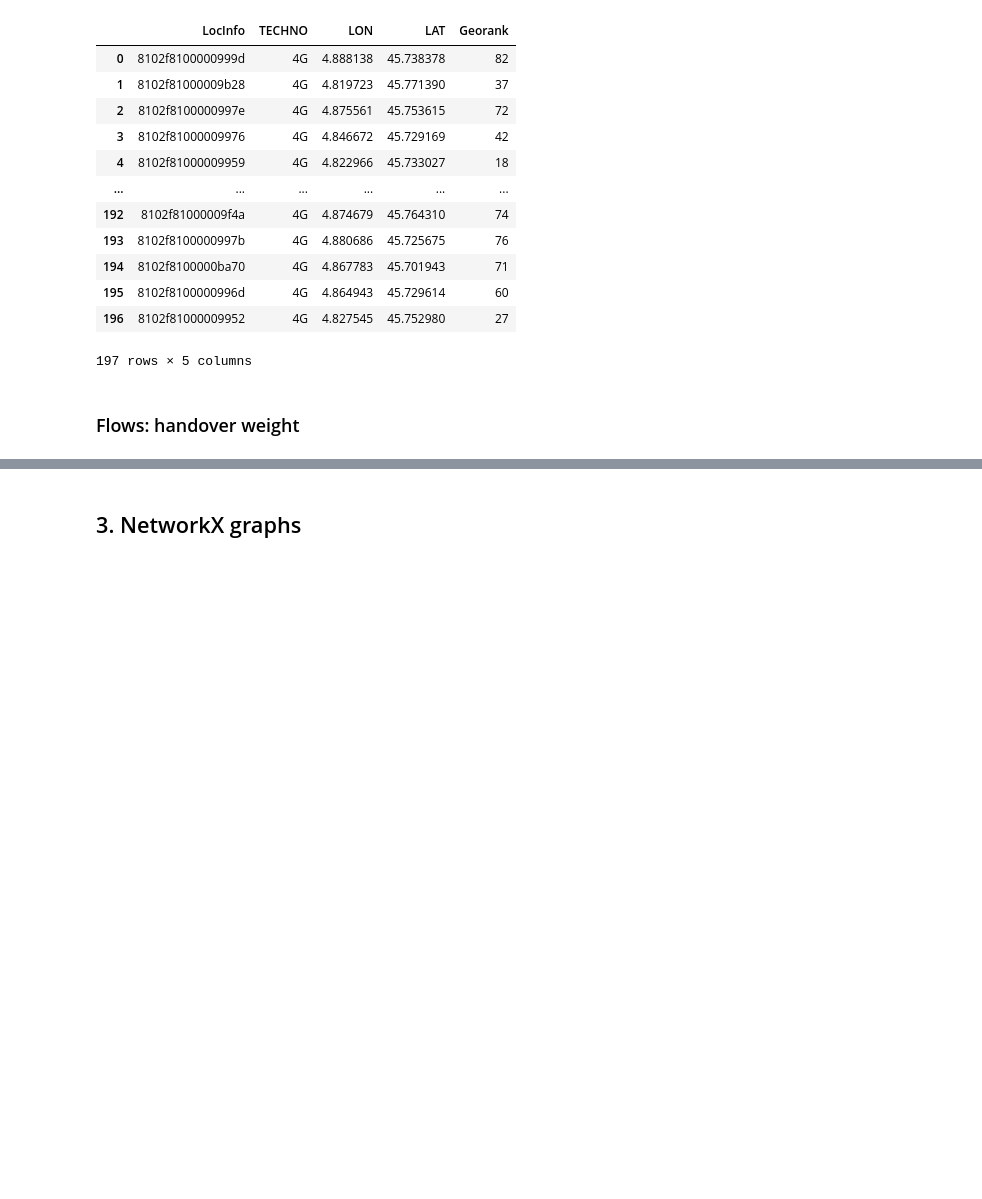
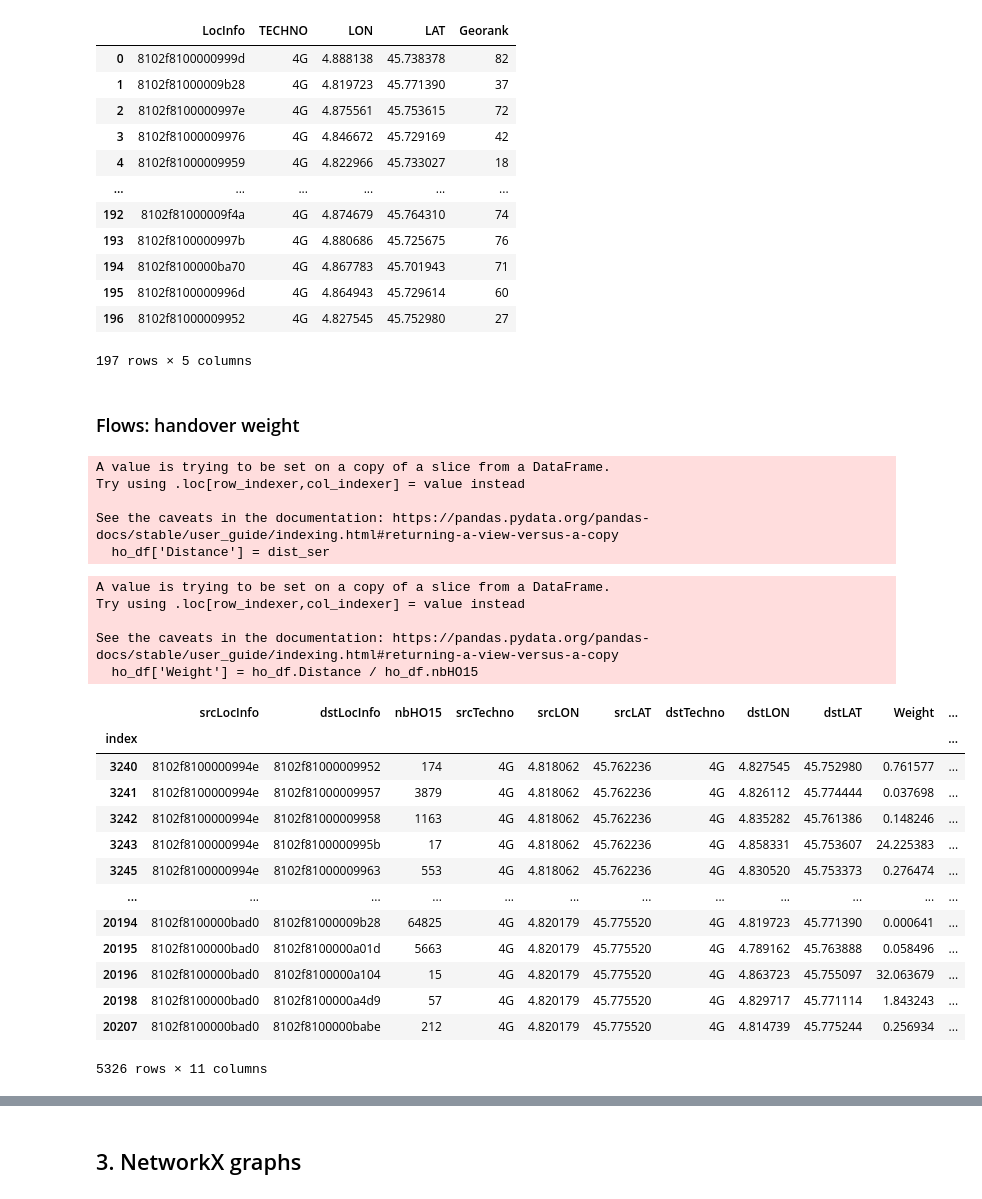
Before and after one commit to eakopyan/Popular-paths, a Jupyter notebook: HOProcess_v2/graph_analysis.ipynb, the cells around one changed output, grey strips where cells are left out. Drawn from its saved outputs; the diff is of its cells as text; code cells hidden in the pictures; blank space fills up the shorter version.

```diff
--- a/HOProcess_v2/graph_analysis.ipynb
+++ b/HOProcess_v2/graph_analysis.ipynb
@@ -106,3 +106,37 @@ enb_df
 197 rows × 5 columns
 # %% [markdown]
 ### Flows: handover weight
+# %%
+dist_ser = pd.Series()
+for idx,row in ho_df.iterrows():
+    dist_ser[idx] = max(0.1, dist((row.srcLAT,row.srcLON), (row.dstLAT,row.dstLON))*10000)
+ho_df['Distance'] = dist_ser
+# %% [output]
+A value is trying to be set on a copy of a slice from a DataFrame.
+Try using .loc[row_indexer,col_indexer] = value instead
+
+See the caveats in the documentation: https://pandas.pydata.org/pandas-docs/stable/user_guide/indexing.html#returning-a-view-versus-a-copy
+  ho_df['Distance'] = dist_ser
+# %%
+ho_df['Weight'] = ho_df.Distance / ho_df.nbHO15
+ho_df
+# %% [output]
+A value is trying to be set on a copy of a slice from a DataFrame.
+Try using .loc[row_indexer,col_indexer] = value instead
+
+See the caveats in the documentation: https://pandas.pydata.org/pandas-docs/stable/user_guide/indexing.html#returning-a-view-versus-a-copy
+  ho_df['Weight'] = ho_df.Distance / ho_df.nbHO15
+|  | srcLocInfo | dstLocInfo | nbHO15 | srcTechno | srcLON | srcLAT | dstTechno | dstLON | dstLAT | Weight | ... |
+| index |  |  |  |  |  |  |  |  |  |  | ... |
+| 3240 | 8102f8100000994e | 8102f81000009952 | 174 | 4G | 4.818062 | 45.762236 | 4G | 4.827545 | 45.752980 | 0.761577 | ... |
+| 3241 | 8102f8100000994e | 8102f81000009957 | 3879 | 4G | 4.818062 | 45.762236 | 4G | 4.826112 | 45.774444 | 0.037698 | ... |
+| 3242 | 8102f8100000994e | 8102f81000009958 | 1163 | 4G | 4.818062 | 45.762236 | 4G | 4.835282 | 45.761386 | 0.148246 | ... |
+| 3243 | 8102f8100000994e | 8102f8100000995b | 17 | 4G | 4.818062 | 45.762236 | 4G | 4.858331 | 45.753607 | 24.225383 | ... |
+| 3245 | 8102f8100000994e | 8102f81000009963 | 553 | 4G | 4.818062 | 45.762236 | 4G | 4.830520 | 45.753373 | 0.276474 | ... |
+| ... | ... | ... | ... | ... | ... | ... | ... | ... | ... | ... | ... |
+| 20194 | 8102f8100000bad0 | 8102f81000009b28 | 64825 | 4G | 4.820179 | 45.775520 | 4G | 4.819723 | 45.771390 | 0.000641 | ... |
+| 20195 | 8102f8100000bad0 | 8102f8100000a01d | 5663 | 4G | 4.820179 | 45.775520 | 4G | 4.789162 | 45.763888 | 0.058496 | ... |
+| 20196 | 8102f8100000bad0 | 8102f8100000a104 | 15 | 4G | 4.820179 | 45.775520 | 4G | 4.863723 | 45.755097 | 32.063679 | ... |
+| 20198 | 8102f8100000bad0 | 8102f8100000a4d9 | 57 | 4G | 4.820179 | 45.775520 | 4G | 4.829717 | 45.771114 | 1.843243 | ... |
+| 20207 | 8102f8100000bad0 | 8102f8100000babe | 212 | 4G | 4.820179 | 45.775520 | 4G | 4.814739 | 45.775244 | 0.256934 | ... |
+5326 rows × 11 columns
```
Also changed, not shown: parts of 6 cells of this notebook, 1 other file.
